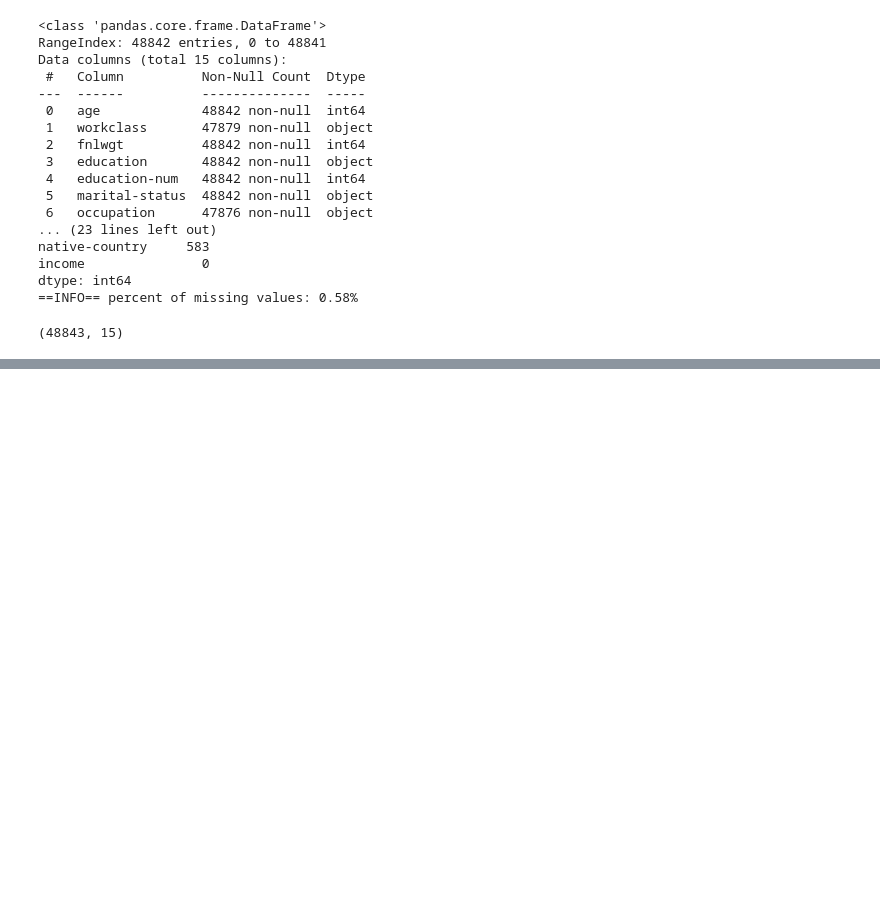
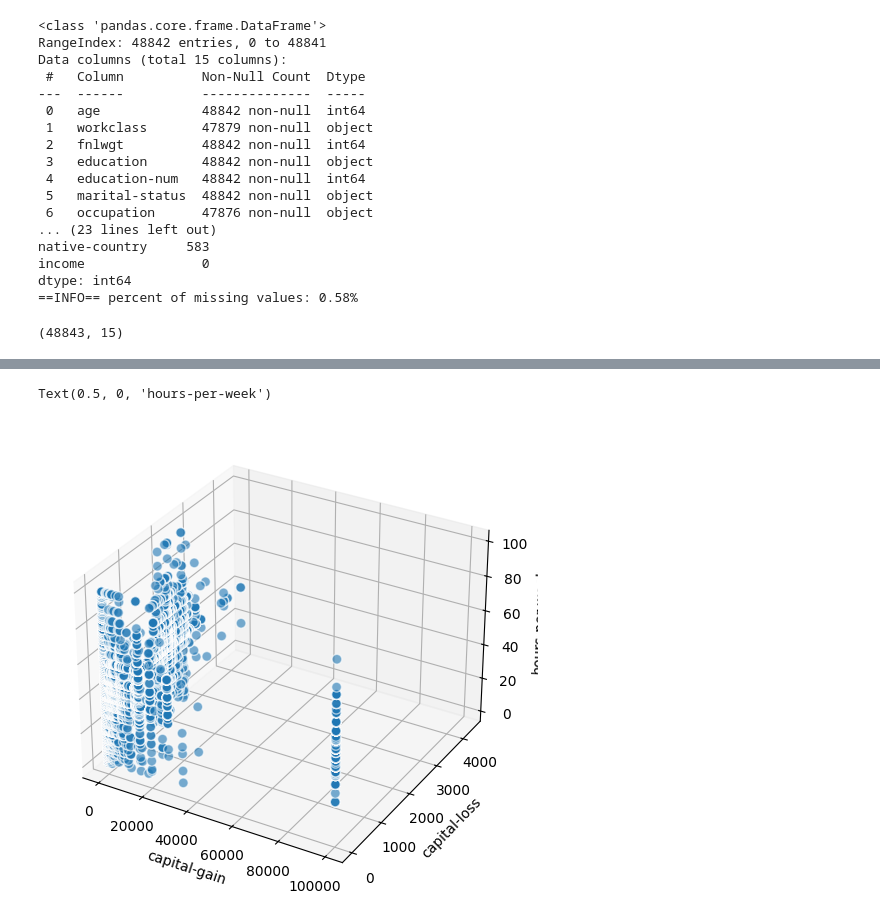
Before and after one commit to Lap-a/data_science-_kpi_ipt, a Jupyter notebook: data_science/lab4/lab4_2.ipynb, the cells around one changed output, grey strips where cells are left out. Cells and saved outputs as stored; diff of their text form; code cells hidden in the pictures; blank space fills up the shorter version.

```diff
--- a/data_science/lab4/lab4_2.ipynb
+++ b/data_science/lab4/lab4_2.ipynb
@@ -239,0 +293,15 @@ This will become an error in seaborn v0.14.0; please update your code.
+# %%
+fig = plt.figure(figsize=(8, 6))
+ax = fig.add_subplot(111, projection='3d')
+
+xs = df['capital-gain']
+ys = df['capital-loss']
+zs = df['hours-per-week']
+ax.scatter(xs, ys, zs, s=50, alpha=0.6, edgecolors='w')
+
+ax.set_xlabel('capital-gain')
+ax.set_ylabel('capital-loss')
+ax.set_zlabel('hours-per-week')
+# %% [output]
+Text(0.5, 0, 'hours-per-week')
+[figure, added]
```
Also changed, not shown: parts of 13 cells of this notebook.
